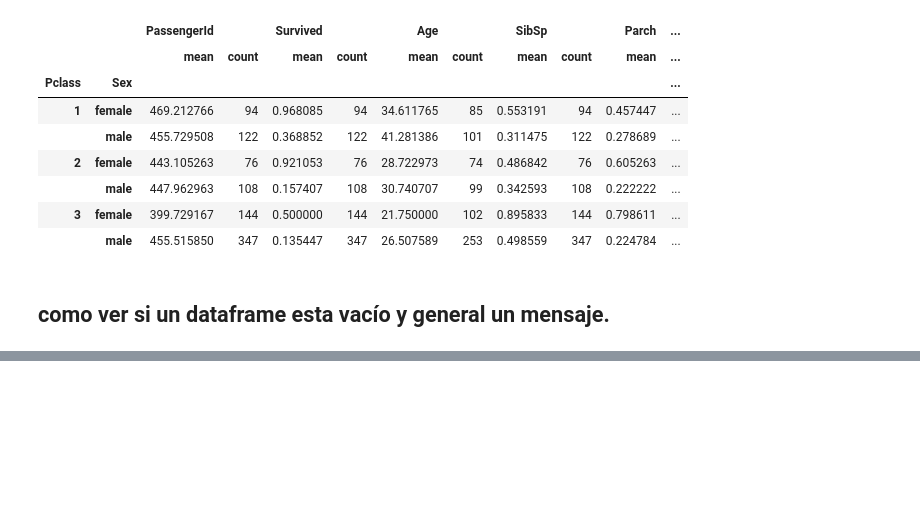
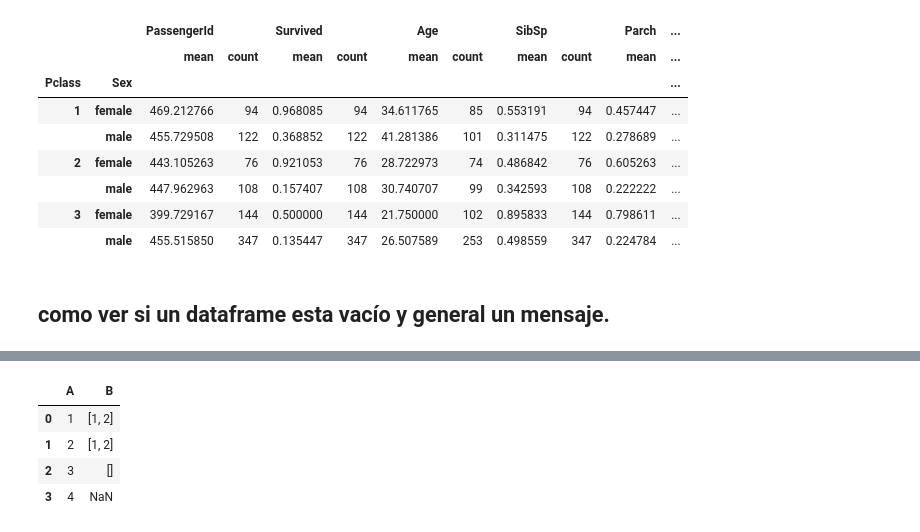
Before and after one commit to pacomm5/Plantillas, a Jupyter notebook: PANDAS.ipynb, the cells around one changed output, grey strips where cells are left out. Drawn from its saved outputs; the diff is of its cells as text; code cells hidden in the pictures; blank space fills up the shorter version.

```diff
--- a/PANDAS.ipynb
+++ b/PANDAS.ipynb
@@ -1668,0 +1899,11 @@ titanic.groupby(['Pclass','Sex']).agg(['mean', 'count'])
+# %%
+#If the dataframe has NaN in the columns.
+import numpy as np
+df = pd.DataFrame({'A': [1, 2, 3, 4],'B': [[1, 2], [1, 2], [], np.nan]})
+df
+# %% [output]
+|  | A | B |
+| 0 | 1 | [1, 2] |
+| 1 | 2 | [1, 2] |
+| 2 | 3 | [] |
+| 3 | 4 | NaN |
```
Also changed, not shown: parts of 28 cells of this notebook.
